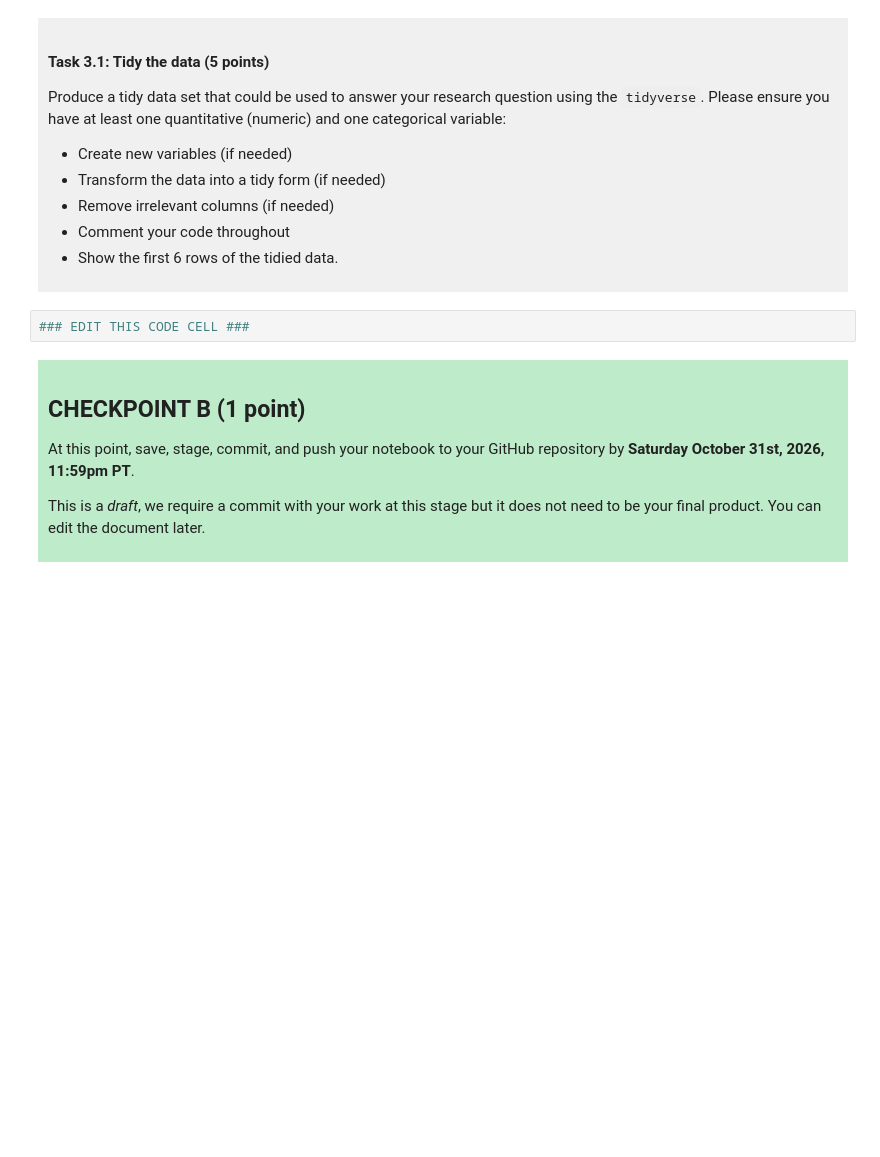
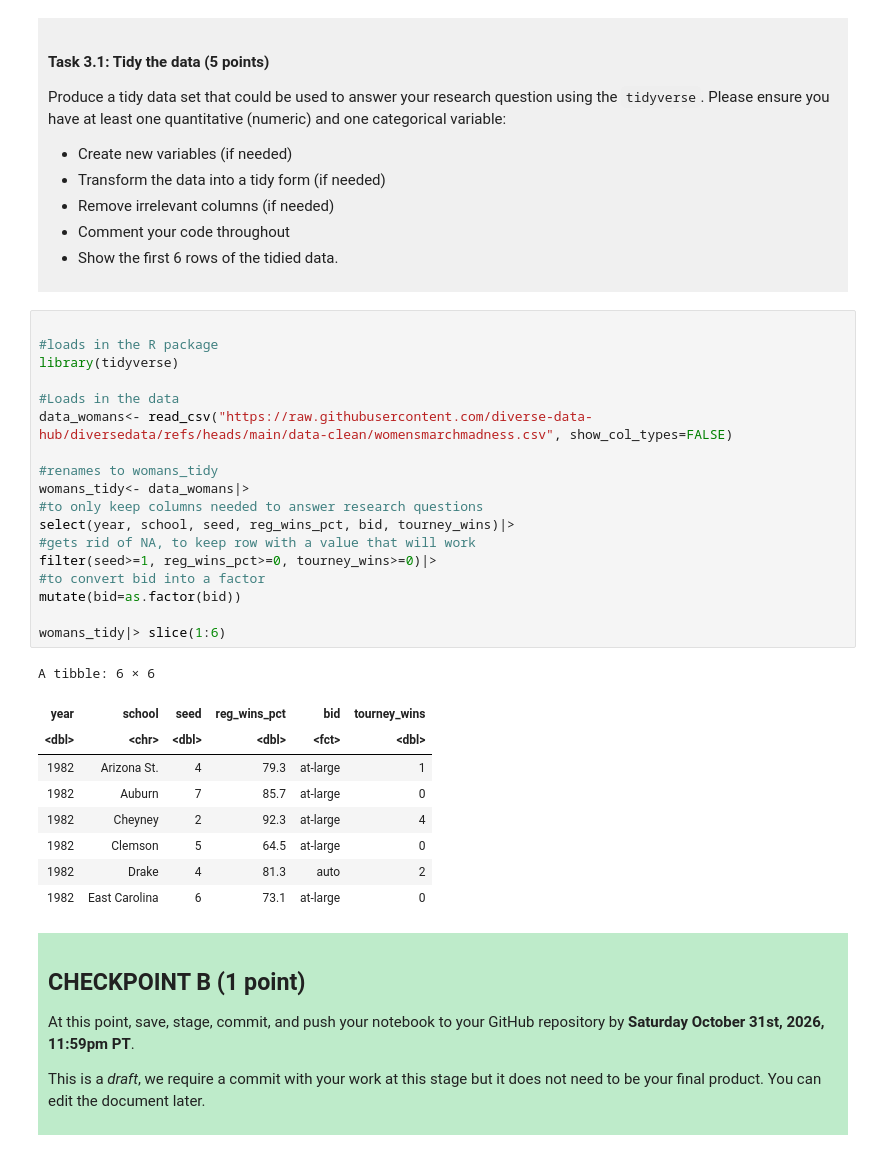
Before and after one commit to kate-choi-2007/DSCI-100-project-kate, a Jupyter notebook: dsci-100-project-notebook.ipynb, the cells around one changed output. Cells and saved outputs as stored; diff of their text form; blank space fills up the shorter version.

```diff
--- a/dsci-100-project-notebook.ipynb
+++ b/dsci-100-project-notebook.ipynb
@@ -189,7 +212,33 @@ Produce a tidy data set that could be used to answer your research question usin
 
 </div>
 # %%
-### EDIT THIS CODE CELL ###
+
+#loads in the R package
+library(tidyverse)
+
+#Loads in the data
+data_womans<- read_csv("https://raw.githubusercontent.com/diverse-data-hub/diversedata/refs/heads/main/data-clean/womensmarchmadness.csv", show_col_types=FALSE)
+
+#renames to womans_tidy
+womans_tidy<- data_womans|>
+#to only keep columns needed to answer research questions
+select(year, school, seed, reg_wins_pct, bid, tourney_wins)|>
+#gets rid of NA, to keep row with a value that will work
+filter(seed>=1, reg_wins_pct>=0, tourney_wins>=0)|>
+#to convert bid into a factor
+mutate(bid=as.factor(bid))
+
+womans_tidy|> slice(1:6)
+# %% [output]
+A tibble: 6 × 6
+| year | school | seed | reg_wins_pct | bid | tourney_wins |
+| <dbl> | <chr> | <dbl> | <dbl> | <fct> | <dbl> |
+| 1982 | Arizona St. | 4 | 79.3 | at-large | 1 |
+| 1982 | Auburn | 7 | 85.7 | at-large | 0 |
+| 1982 | Cheyney | 2 | 92.3 | at-large | 4 |
+| 1982 | Clemson | 5 | 64.5 | at-large | 0 |
+| 1982 | Drake | 4 | 81.3 | auto | 2 |
+| 1982 | East Carolina | 6 | 73.1 | at-large | 0 |
 # %% [markdown]
 <div style="background-color: #beebca; padding: 10px;">
 
```
Also changed, not shown: parts of 3 cells of this notebook.
